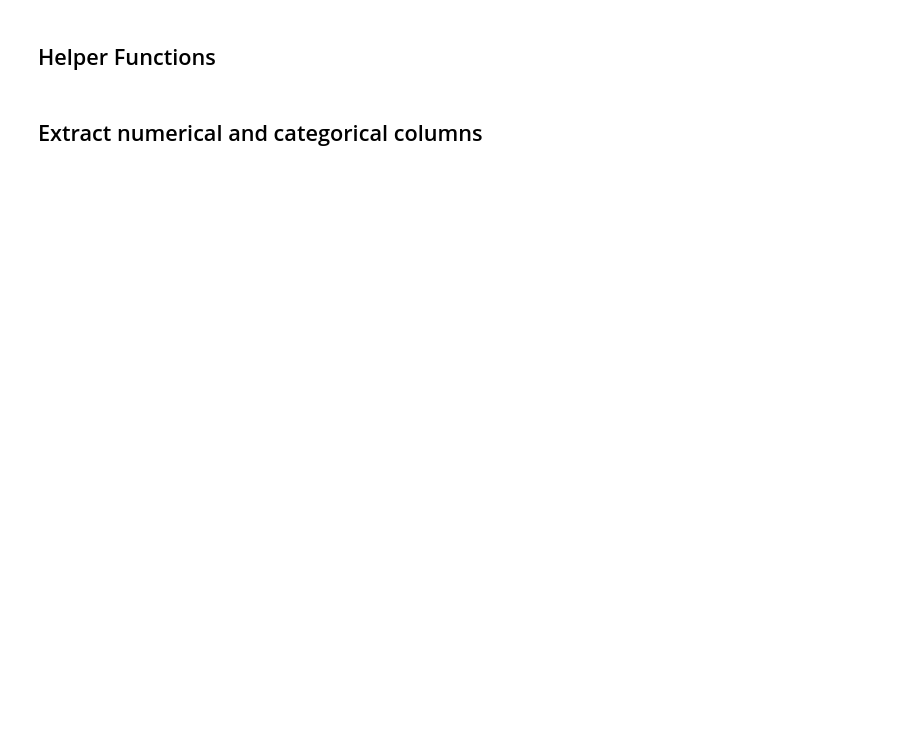
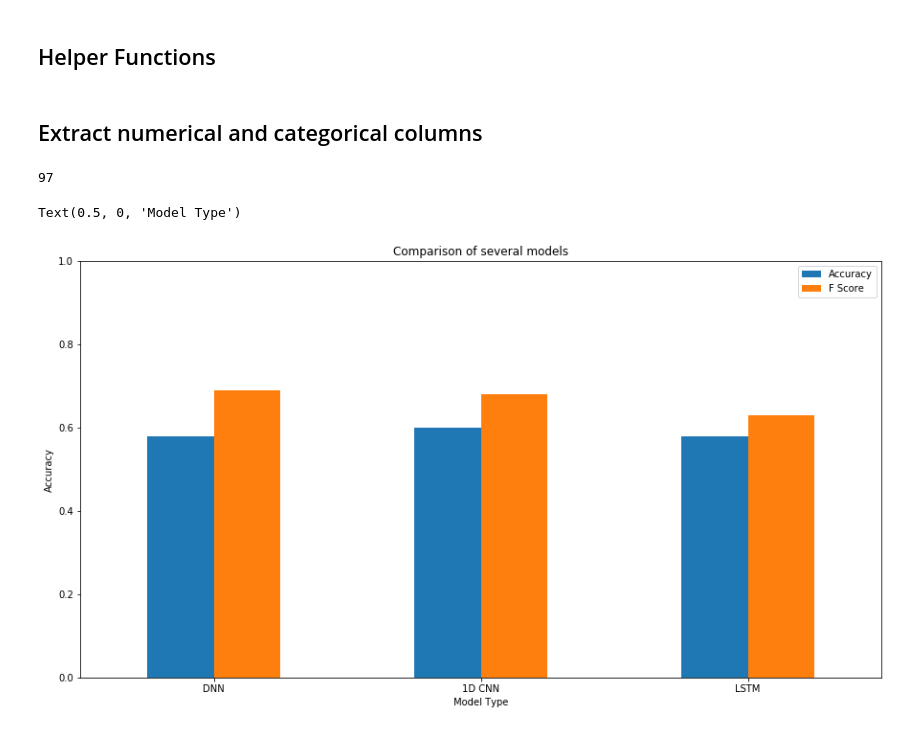
Before and after one commit to JamesPeralta/UFC-Fight-Predictor, a Jupyter notebook: predict_fighters_career/Predict_Fighters_Career.ipynb, the cells around one changed output. Saved outputs shown, nothing was run; the diff lists cells and outputs as text; code cells hidden in the pictures; blank space fills up the shorter version.

```diff
--- a/predict_fighters_career/Predict_Fighters_Career.ipynb
+++ b/predict_fighters_career/Predict_Fighters_Career.ipynb
@@ -380,2 +334,20 @@ def get_column_types():
 # %%
 x, y = get_column_types()
+# %%
+print(len(x))
+# %% [output]
+97
+# %%
+acc = [0.58, 0.60, 0.58]
+f1 = [0.69, 0.68, 0.63]
+index = ['DNN', '1D CNN', "LSTM"]
+df = pd.DataFrame({'Accuracy': acc,
+                   'F Score': f1}, index=index)
+ax = df.plot.bar(rot=0, figsize=(15,8))
+ax.set_ylim(0,1)
+ax.set_title("Comparison of several models")
+ax.set_ylabel("Accuracy")
+ax.set_xlabel("Model Type")
+# %% [output]
+Text(0.5, 0, 'Model Type')
+[figure, added]
```
Also changed, not shown: parts of 33 cells of this notebook.
